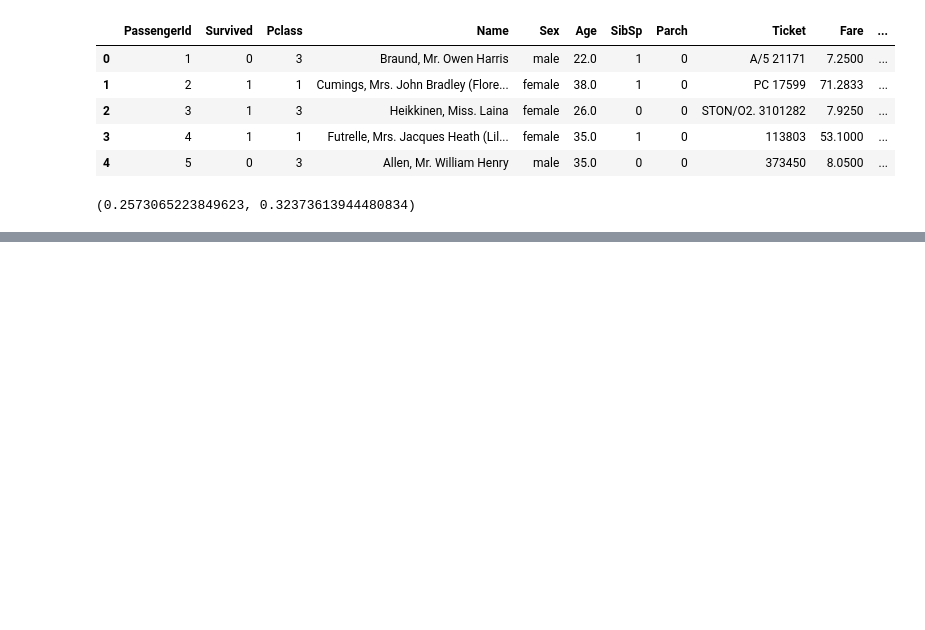
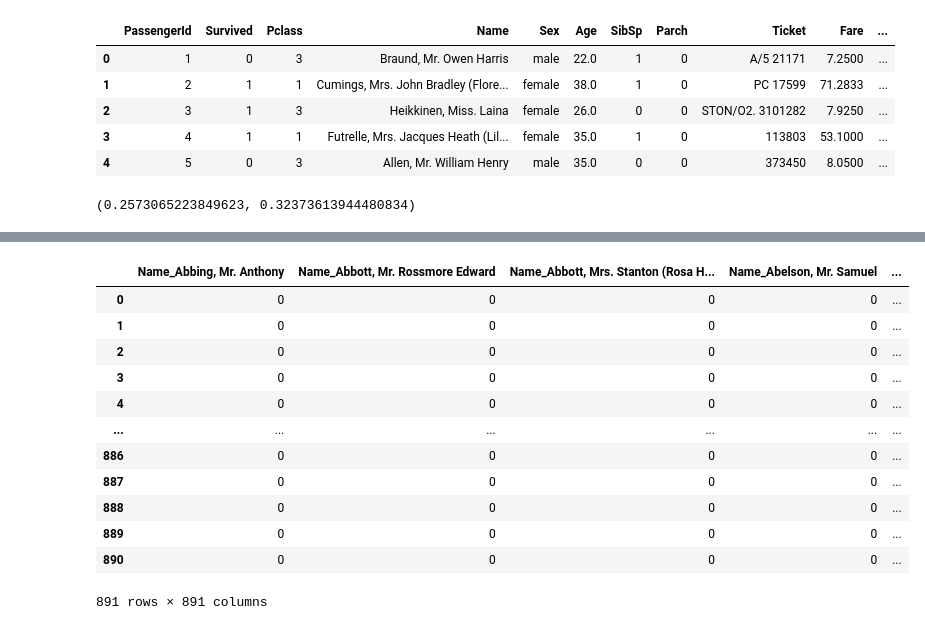
Before and after one commit to Light-House-AI/Lighthouse, a Jupyter notebook: notebooks/01-data-cleaning.ipynb, the cells around one changed output, grey strips where cells are left out. Saved outputs shown, nothing was run; the diff lists cells and outputs as text; code cells hidden in the pictures; blank space fills up the shorter version.

```diff
--- a/notebooks/01-data-cleaning.ipynb
+++ b/notebooks/01-data-cleaning.ipynb
@@ -140,0 +154,16 @@ print(pearson_spearman_correlation(titanic_df, 'Fare', 'Survived'))
+# %%
+convert_categorical_data(titanic_df, 'Name')
+# %% [output]
+|  | Name_Abbing, Mr. Anthony | Name_Abbott, Mr. Rossmore Edward | Name_Abbott, Mrs. Stanton (Rosa H... | Name_Abelson, Mr. Samuel | ... |
+| 0 | 0 | 0 | 0 | 0 | ... |
+| 1 | 0 | 0 | 0 | 0 | ... |
+| 2 | 0 | 0 | 0 | 0 | ... |
+| 3 | 0 | 0 | 0 | 0 | ... |
+| 4 | 0 | 0 | 0 | 0 | ... |
+| ... | ... | ... | ... | ... | ... |
+| 886 | 0 | 0 | 0 | 0 | ... |
+| 887 | 0 | 0 | 0 | 0 | ... |
+| 888 | 0 | 0 | 0 | 0 | ... |
+| 889 | 0 | 0 | 0 | 0 | ... |
+| 890 | 0 | 0 | 0 | 0 | ... |
+891 rows × 891 columns
```
Also changed, not shown: parts of 6 cells of this notebook.
